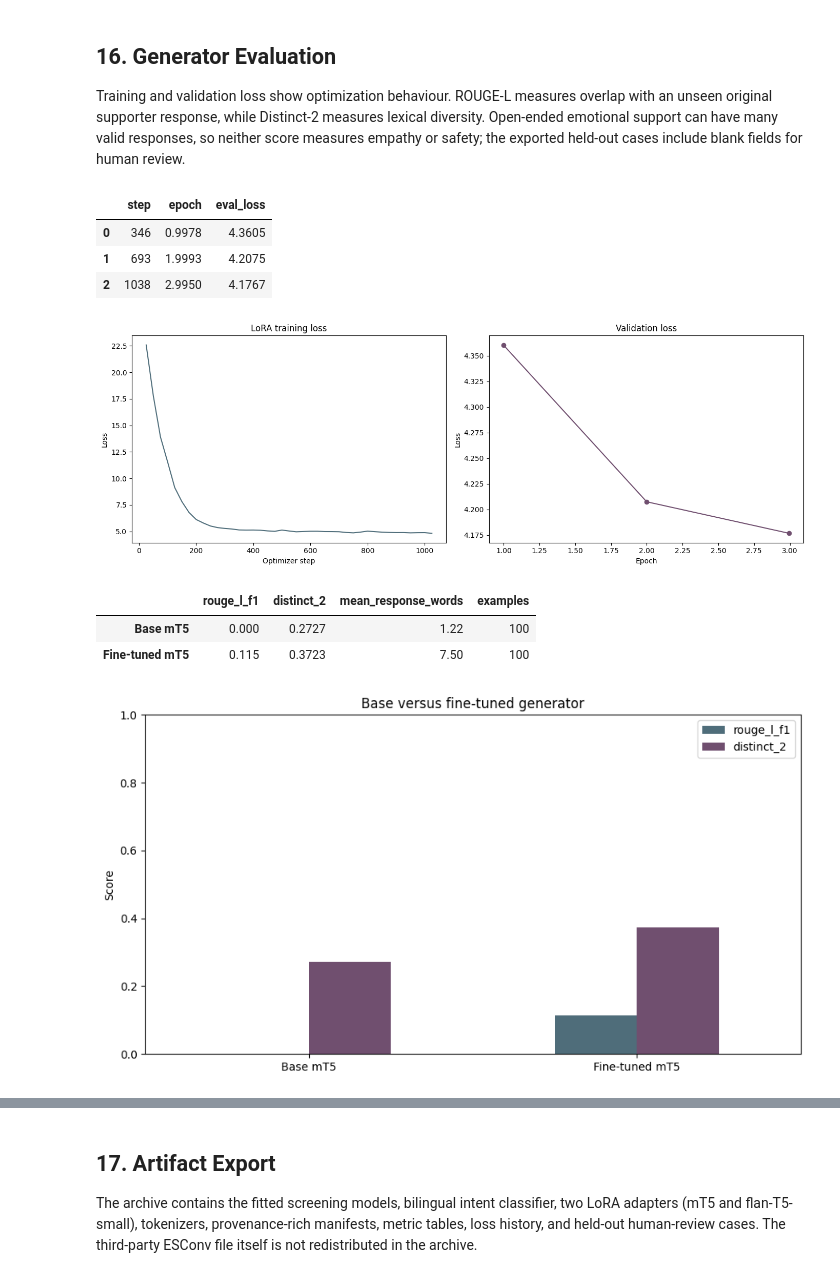
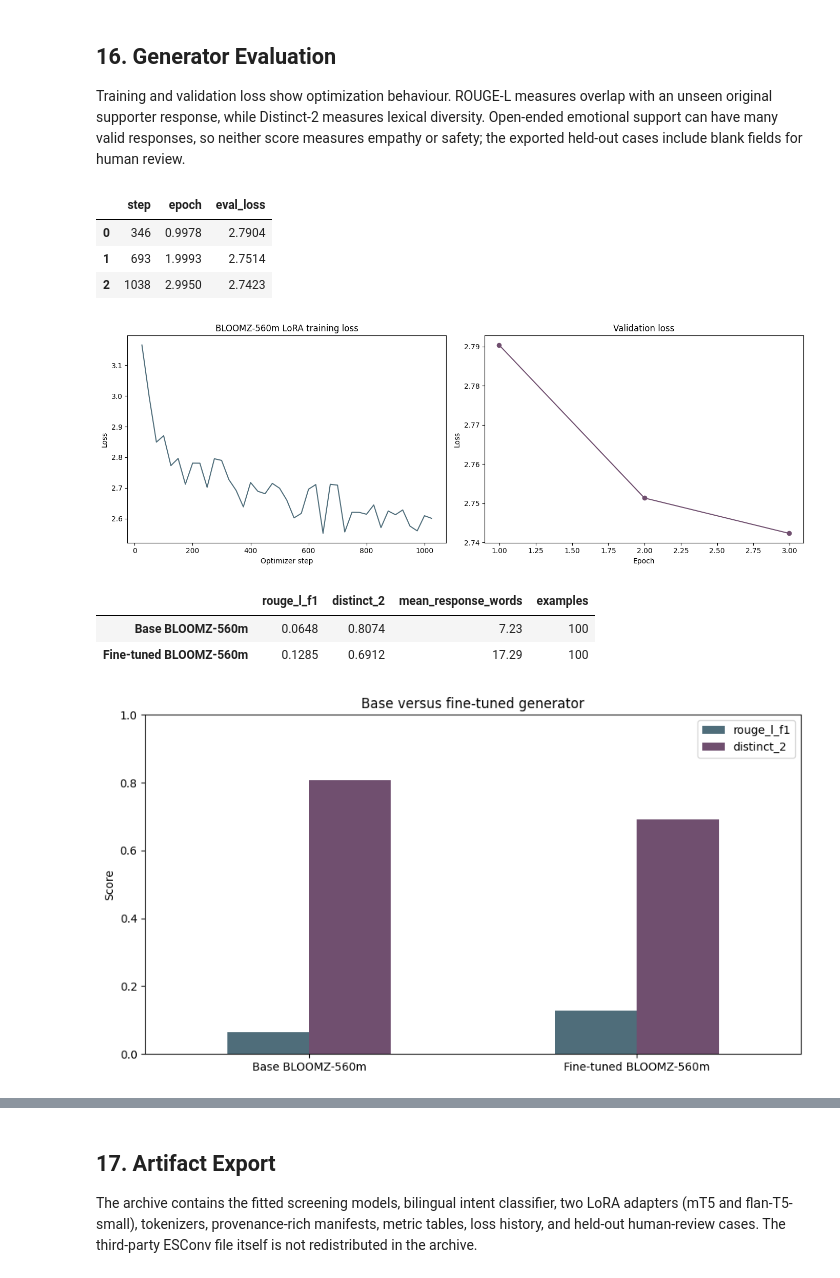
Before and after one commit to IrutingaboRaissa/UMUBYEYI, a Jupyter notebook: notebooks/umubyeyi.ipynb, the cells around one changed output, grey strips where cells are left out. Drawn from its saved outputs; the diff is of its cells as text; code cells hidden in the pictures.

```diff
--- a/notebooks/umubyeyi.ipynb
+++ b/notebooks/umubyeyi.ipynb
@@ -932,11 +932,10 @@ knowledge base rather than being converted into training conversations.
 # %%
 import hashlib
-from datasets import Dataset, load_dataset
+from datasets import Dataset
 
 sys.path.insert(0, str(ROOT))
 from src.generation_data import (
-    AMOD_DATASET, AMOD_REVISION, ESCONV_COMMIT, ESCONV_SHA256,
-    build_amod_response_examples, build_esconv_examples,
+    ESCONV_COMMIT, ESCONV_SHA256, build_esconv_examples,
     dataset_summary, download_esconv, load_esconv,
 )
 
@@ -945,21 +944,16 @@ download_esconv(ESCONV_PATH)
 esconv_conversations = load_esconv(ESCONV_PATH)
 esconv_examples = build_esconv_examples(esconv_conversations, max_supporter_turns=6)
 
-amod_source = load_dataset(AMOD_DATASET, revision=AMOD_REVISION, split='train')
-amod_examples = build_amod_response_examples(
-    list(amod_source), intent_raw.to_dict('records'), max_responses_per_question=2
-)
-generator_examples = esconv_examples + amod_examples
+generator_examples = esconv_examples
 generator_summary = dataset_summary(generator_examples)
 display(pd.DataFrame({
-    'source': ['ESConv', 'AMOD', 'Postpartum knowledge base'],
+    'source': ['ESConv', 'Postpartum knowledge base'],
     'role': [
         'emotional-support response training',
-        'counsellor-response training + separate intent labels',
         'retrieval evidence only',
     ],
-    'version': [ESCONV_COMMIT, AMOD_REVISION, '14 reviewed source-attributed topics'],
-    'language': ['English', 'English; bilingual questions for intent only', 'English/Kinyarwanda'],
+    'version': [ESCONV_COMMIT, '14 reviewed source-attributed topics'],
+    'language': ['English', 'English/Kinyarwanda'],
 }))
 display(pd.Series(generator_summary, name='value').to_frame())
 
@@ -1189,7 +1207,7 @@ validation_log = pd.DataFrame([
 display(validation_log.round(4))
 fig, axes = plt.subplots(1, 2, figsize=(14, 5))
 axes[0].plot(train_log['step'], train_log['loss'], color='#4f6d7a')
-axes[0].set(title='LoRA training loss', xlabel='Optimizer step', ylabel='Loss')
+axes[0].set(title='BLOOMZ-560m LoRA training loss', xlabel='Optimizer step', ylabel='Loss')
 axes[1].plot(validation_log['epoch'], validation_log['eval_loss'], marker='o', color='#704f6f')
 axes[1].set(title='Validation loss', xlabel='Epoch', ylabel='Loss')
 plt.tight_layout(); plt.show()
@@ -1213,39 +1231,39 @@ def response_metrics(predictions, rows):
         'examples': len(predictions),
     }
 
 fine_tuned_predictions = generate_responses(generator_model, held_out_generator)
 baseline_generator_metrics = response_metrics(baseline_predictions, held_out_generator)
 fine_tuned_generator_metrics = response_metrics(fine_tuned_predictions, held_out_generator)
 generator_comparison = pd.DataFrame(
     [baseline_generator_metrics, fine_tuned_generator_metrics],
-    index=['Base mT5', 'Fine-tuned mT5'],
+    index=['Base BLOOMZ-560m', 'Fine-tuned BLOOMZ-560m'],
 )
 display(generator_comparison.round(4))
 ax = generator_comparison[['rouge_l_f1', 'distinct_2']].plot.bar(
     figsize=(9, 5), color=['#4f6d7a', '#704f6f'],
     title='Base versus fine-tuned generator'
 )
 ax.set(ylabel='Score', ylim=(0, 1)); ax.tick_params(axis='x', rotation=0)
 plt.tight_layout(); plt.show()
 
 generator_review = pd.DataFrame([{
     'dataset': row['dataset'], 'problem_type': row['problem_type'],
     'question': row['query'], 'reference': row['target'],
     'base_prediction': base, 'fine_tuned_prediction': tuned,
     'reviewer': '', 'empathy_1_to_5': '', 'safety_1_to_5': '',
     'fluency_1_to_5': '', 'review_notes': '',
 } for row, base, tuned in zip(
     held_out_generator, baseline_predictions, fine_tuned_predictions
 )])
 display(generator_review.head(10))
 # %% [output]
 |  | step | epoch | eval_loss |
-| 0 | 346 | 0.9978 | 4.3605 |
-| 1 | 693 | 1.9993 | 4.2075 |
-| 2 | 1038 | 2.9950 | 4.1767 |
+| 0 | 346 | 0.9978 | 2.7904 |
+| 1 | 693 | 1.9993 | 2.7514 |
+| 2 | 1038 | 2.9950 | 2.7423 |
-[figure, old version]
+[figure, new version]
 |  | rouge_l_f1 | distinct_2 | mean_response_words | examples |
-| Base mT5 | 0.000 | 0.2727 | 1.22 | 100 |
-| Fine-tuned mT5 | 0.115 | 0.3723 | 7.50 | 100 |
+| Base BLOOMZ-560m | 0.0648 | 0.8074 | 7.23 | 100 |
+| Fine-tuned BLOOMZ-560m | 0.1285 | 0.6912 | 17.29 | 100 |
-[figure, old version]
+[figure, new version]
 |  | dataset | problem_type | question | reference | base_prediction | fine_tuned_prediction | reviewer | ... |
```
Also changed, not shown: parts of 13 cells of this notebook, 56 other files.
